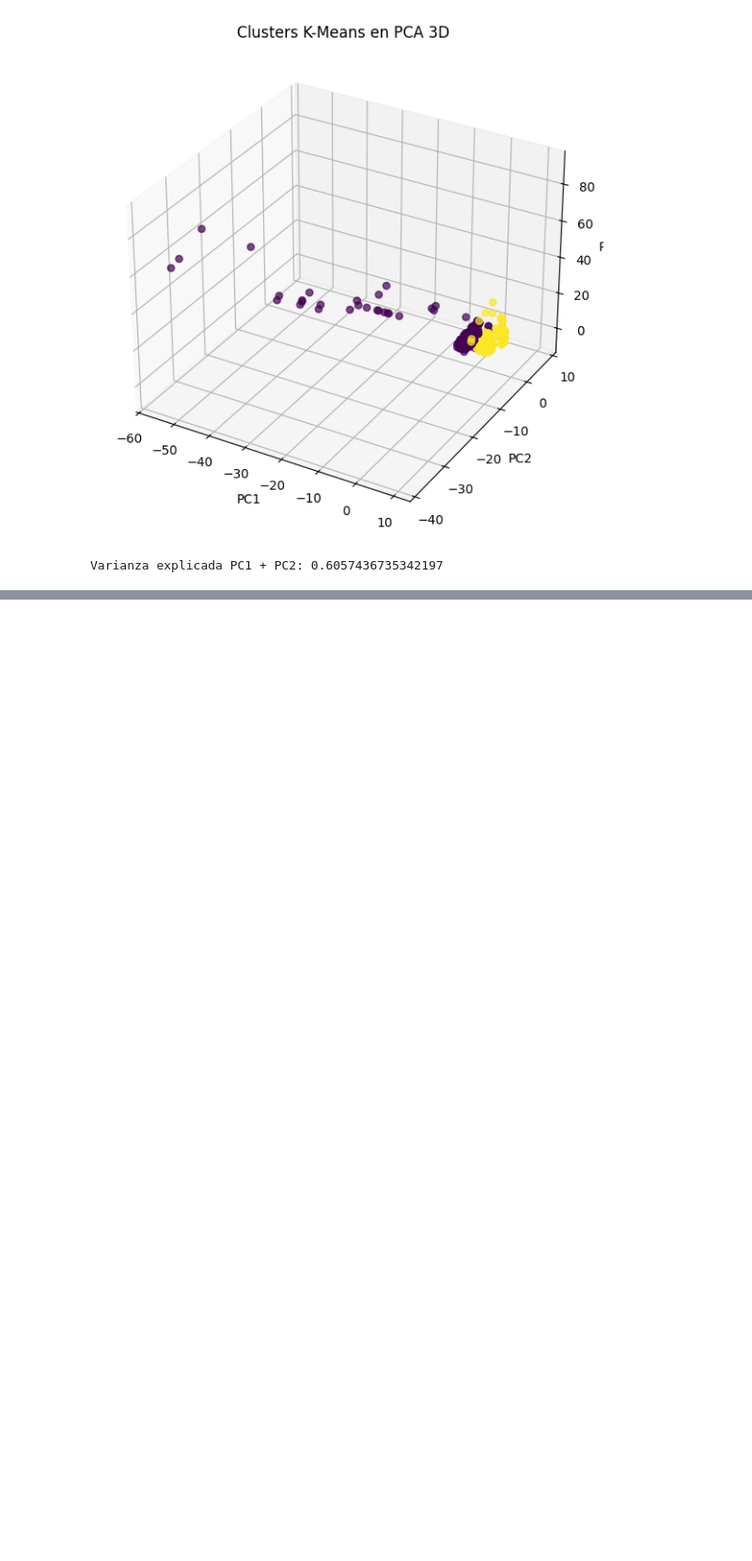
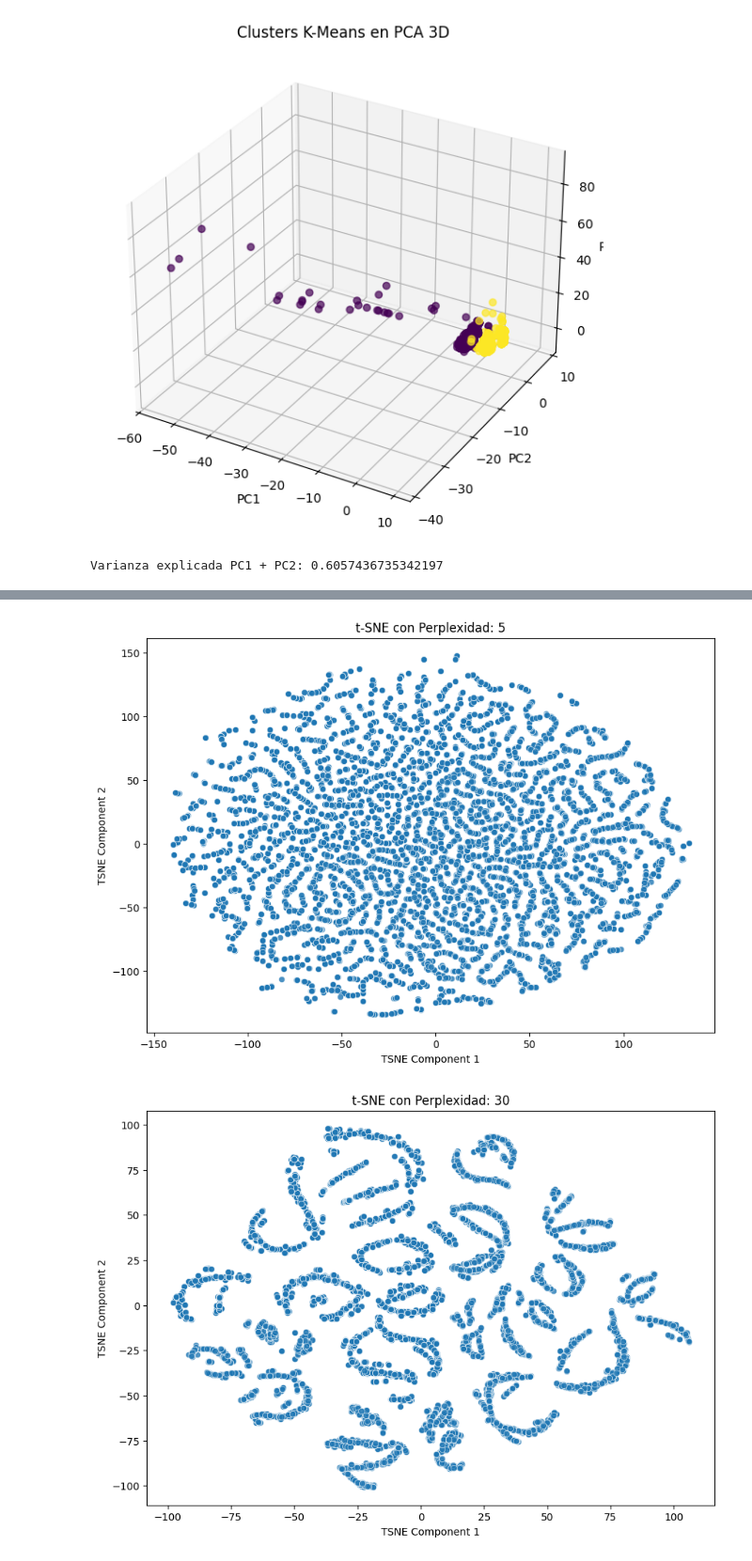
Before and after one commit to alesanchezb/copate-26, a Jupyter notebook: Untitled.ipynb, the cells around one changed output, grey strips where cells are left out. Shown at 94% size. Drawn from its saved outputs; the diff is of its cells as text; code cells hidden in the pictures; blank space fills up the shorter version.

```diff
--- a/Untitled.ipynb
+++ b/Untitled.ipynb
@@ -241,0 +262,4 @@ Varianza explicada PC1 + PC2: 0.6057436735342197
+# %%
+X = data[["distancia", "fuerza", "ampers", "volts", "watts"]]
+scaler = StandardScaler()
+X_scaled = scaler.fit_transform(X)[:10000]
@@ -241,0 +293,23 @@ Varianza explicada PC1 + PC2: 0.6057436735342197
+# %%
+perplexities = [5, 30, 50, 100, 150]
+
+for perpelxity in perplexities:
+    tsne = TSNE(n_components=2, perplexity=perpelxity, max_iter=1000, random_state=42)
+    X_tsne = tsne.fit_transform(X_scaled)
+    tsne_df = pd.DataFrame(X_tsne, columns=["TSNE1", "TSNE2"])
+
+    plt.figure(figsize=(10, 7))
+    sns.scatterplot(
+        data=tsne_df,
+        x="TSNE1",
+        y="TSNE2",
+        alpha=0.8
+    )
+
+    plt.title(f"t-SNE con Perplexidad: {perpelxity}")
+    plt.xlabel("TSNE Component 1")
+    plt.ylabel("TSNE Component 2")
+    plt.show()
+# %% [output]
+[figure, added]
+[figure, added]
```
Also changed, not shown: parts of 10 cells of this notebook, 2 other files.
